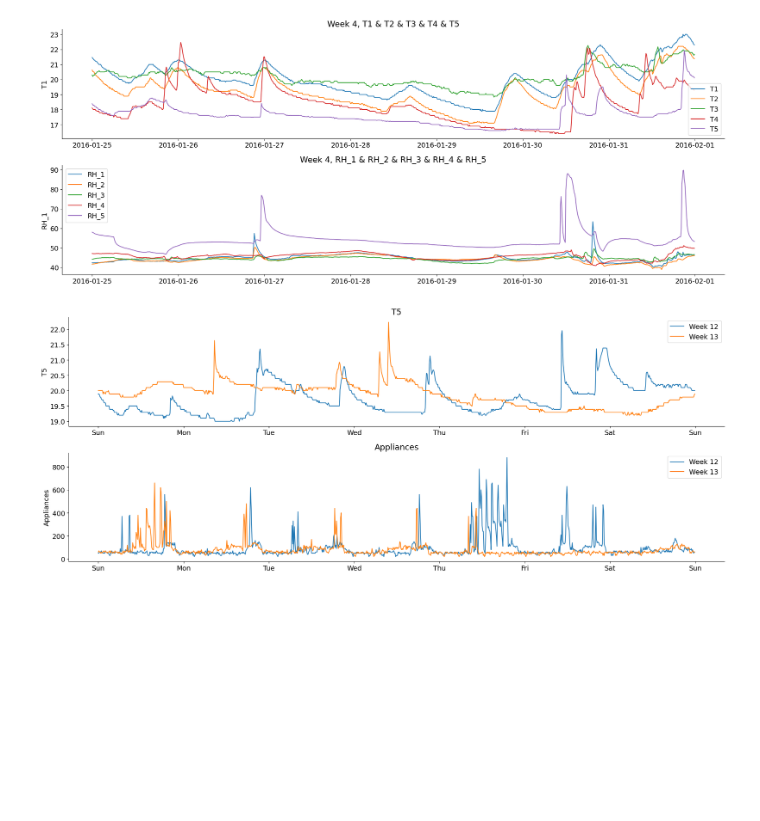
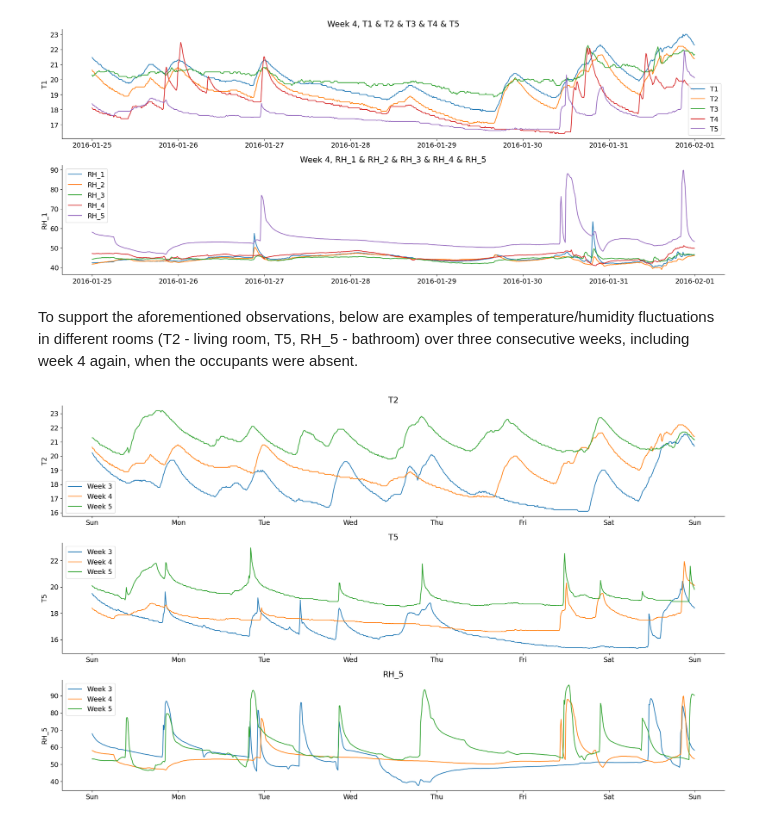
Before and after one commit to k-katarzyna/Appliances_Energy_Prediction, a Jupyter notebook: Appliances_energy_prediction/0_data_exploration.ipynb, the cells around one changed output. Cells and saved outputs as stored; diff of their text form; code cells hidden in the pictures; blank space fills up the shorter version.

```diff
--- a/Appliances_energy_prediction/0_data_exploration.ipynb
+++ b/Appliances_energy_prediction/0_data_exploration.ipynb
@@ -25,10 +20,6 @@ filterwarnings("ignore")
 
 pd.set_option("display.max_columns", None)
 pd.set_option("display.max_colwidth", None)
-
-plt.rcParams["font.size"] = 14.0
-plt.rcParams["axes.spines.top"] = False
-plt.rcParams["axes.spines.right"] = False
 # %%
 file_path = os.path.join("data", "energydata_complete.csv")
 data = pd.read_csv(file_path)
@@ -157,7 +171,9 @@ visualizer.plot_one_week(4, columns=[["T1", "T2", "T3", "T4", "T5"],
                                      ["RH_1", "RH_2", "RH_3", "RH_4", "RH_5"]])
 # %% [output]
 [figure]
+# %% [markdown]
+To support the aforementioned observations, below are examples of temperature/humidity fluctuations in different rooms (T2 - living room, T5, RH_5 - bathroom) over three consecutive weeks, including week 4 again, when the occupants were absent.
 # %%
-visualizer.plot_many_weeks(weeks=[12, 13], columns=["T5", "Appliances"])
+visualizer.plot_many_weeks(weeks=[3, 4, 5], columns=["T2", "T5", "RH_5"])
 # %% [output]
-[figure, old version]
+[figure, new version]
```
Also changed, not shown: parts of 14 cells of this notebook, 1 other file.
